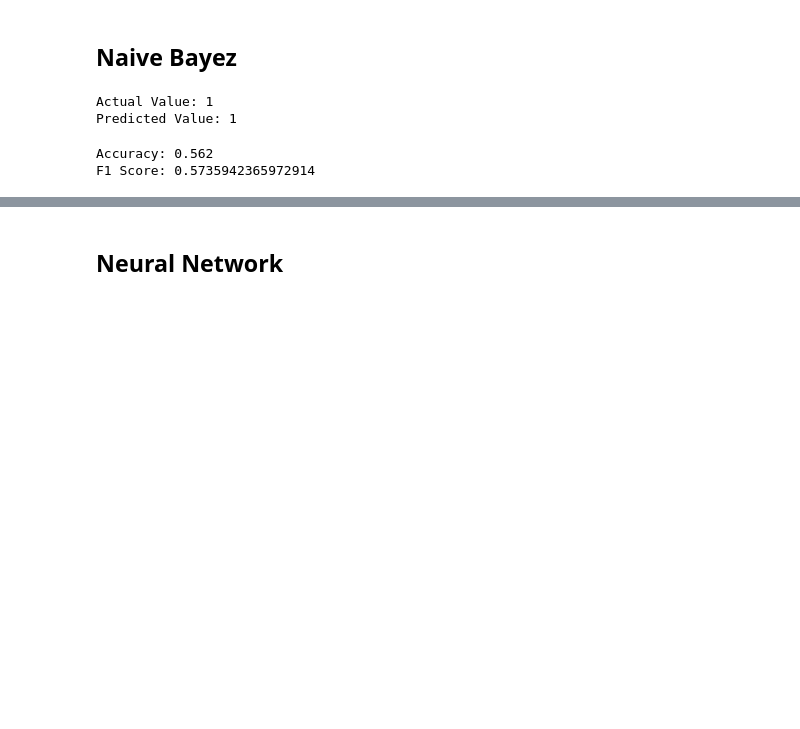
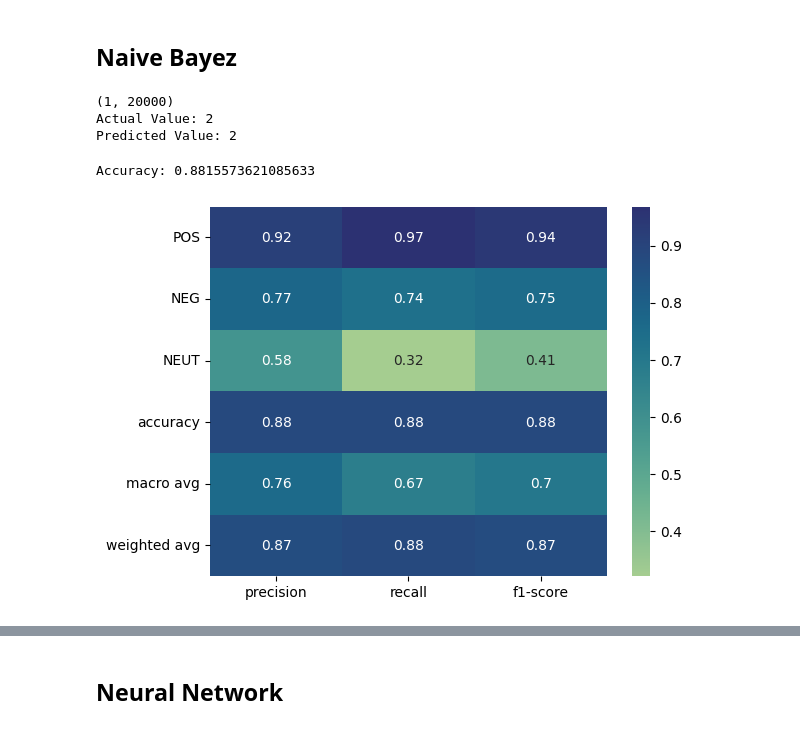
Before and after one commit to amirezzati/Reviews-Sentiment-Analysis, a Jupyter notebook: Reviews_Sentiment_Analysis.ipynb, the cells around one changed output, grey strips where cells are left out. Drawn from its saved outputs; the diff is of its cells as text; code cells hidden in the pictures; blank space fills up the shorter version.

```diff
--- a/Reviews_Sentiment_Analysis.ipynb
+++ b/Reviews_Sentiment_Analysis.ipynb
@@ -236,42 +264,39 @@ test shape:  (2000, 1000) (2000, 1000) (2000,)
 # %% [markdown]
 ## **Naive Bayez**
 # %%
-from sklearn.naive_bayes import GaussianNB
+from sklearn.naive_bayes import GaussianNB, MultinomialNB
 
-X_train = body_train
-X_test = body_test
+# horizontal stacking
+X_train = sparse.hstack((body_train, headline_train))
+X_test = sparse.hstack((body_test, headline_test))
 
 # Build a Gaussian Classifier
-model = GaussianNB()
+model = MultinomialNB(force_alpha=True)
 
 # Model training
 model.fit(X_train, y_train)
 
 # Predict Output
-predicted = model.predict([X_test[6]])
+print(X_test[6].shape)
+predicted = model.predict(X_test[6])
 
 print("Actual Value:", y_test[6])
 print("Predicted Value:", predicted[0])
 # %% [output]
-Actual Value: 1
-Predicted Value: 1
+(1, 20000)
+Actual Value: 2
+Predicted Value: 2
-# %%
-from sklearn.metrics import (
-    accuracy_score,
-    confusion_matrix,
-    ConfusionMatrixDisplay,
-    f1_score,
-)
-
-y_pred = model.predict(X_test)
-accuray = accuracy_score(y_pred, y_test)
-f1 = f1_score(y_pred, y_test, average="weighted")
-
-print("Accuracy:", accuray)
-print("F1 Score:", f1)
-# %% [output]
-Accuracy: 0.562
-F1 Score: 0.5735942365972914
+# %%
+y_pred = model.predict(X_test)
+accuray = accuracy_score(y_pred, y_test)
+
+report = classification_report(y_test, y_pred, target_names=['POS', 'NEG', 'NEUT'], output_dict=True)
+sb.heatmap(pd.DataFrame(report).iloc[:-1, :].T, annot=True, cmap='crest')
+
+print("Accuracy:", accuray)
+# %% [output]
+Accuracy: 0.8815573621085633
+[figure, added]
 # %%
 labels = [1,2,3]
 cm = confusion_matrix(y_test, y_pred, labels=labels)
```
Also changed, not shown: parts of 22 cells of this notebook.
